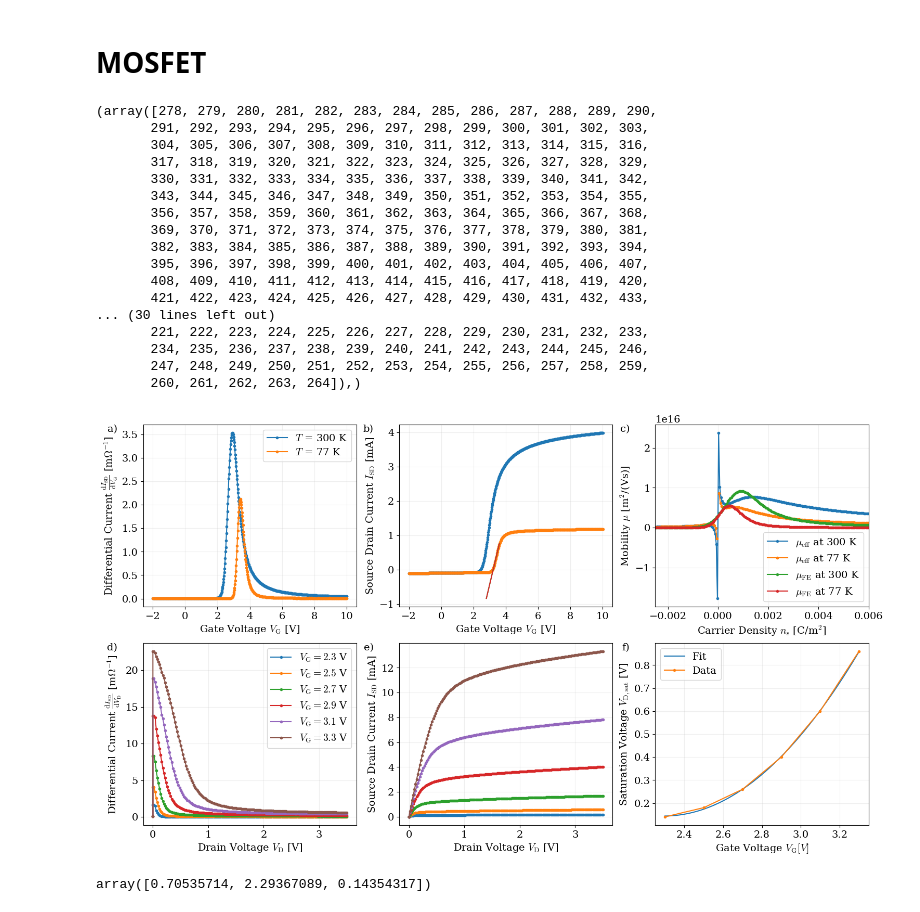
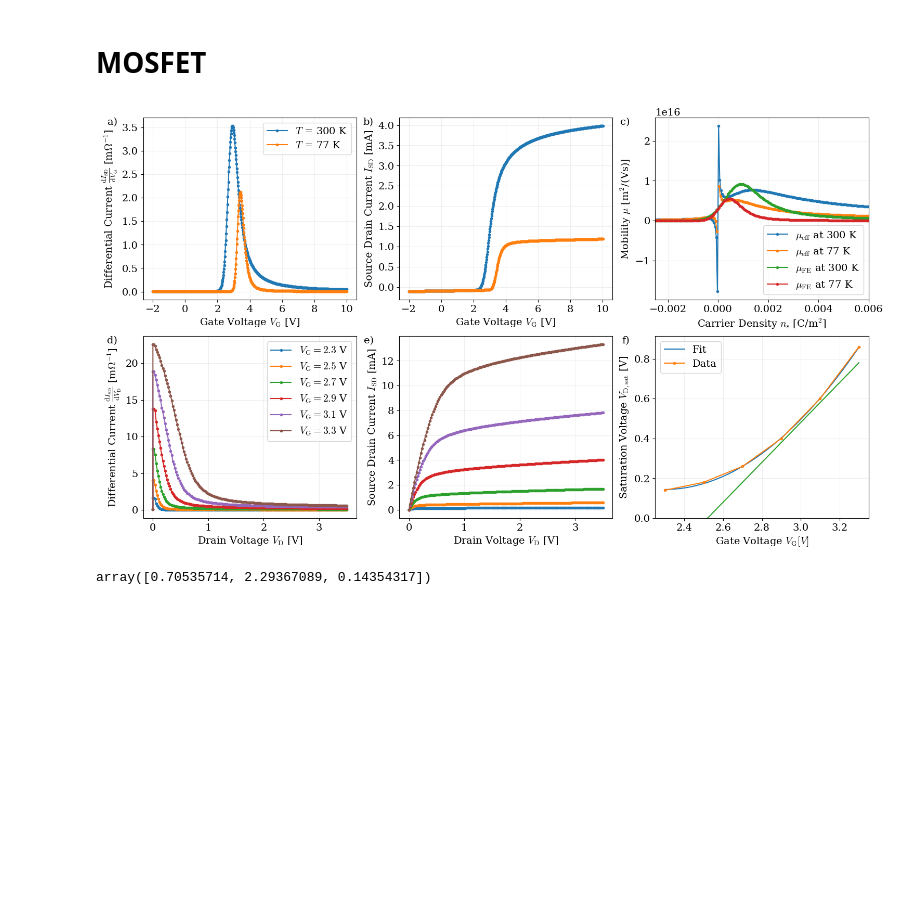
Before and after one commit to peakflyer/fprtum, a Jupyter notebook: MOSFET/eval.ipynb, the cells around one changed output. Saved outputs shown, nothing was run; the diff lists cells and outputs as text; code cells hidden in the pictures; blank space fills up the shorter version.

```diff
--- a/MOSFET/eval.ipynb
+++ b/MOSFET/eval.ipynb
@@ -212,55 +212,40 @@ ax5.set_xlabel("Drain Voltage $V_\mathrm{D}$ [V]")
 
 index23 = np.where(differential_23/max(differential_23) < 1/np.e ** 2)[0][1]
 index25 = np.where(differential_25/max(differential_25) < 1/np.e ** 2)[0][1]
 index27 = np.where(differential_27/max(differential_27) < 1/np.e ** 2)[0][1]
 index29 = np.where(differential_29/max(differential_29) < 1/np.e ** 2)[0][1]
 index31 = np.where(differential_31/max(differential_31) < 1/np.e ** 2)[0][1]
 index33 = np.where(differential_33/max(differential_33) < 1/np.e ** 2)[0][1]
 
 vsat = [vsd_23[index23], vsd_25[index25], vsd_27[index27], vsd_29[index29], vsd_31[index31], vsd_33[index33]]
 vg = [2.3, 2.5, 2.7, 2.9, 3.1, 3.3]
 
 def quadratic(x, a, b, c):
     return a * (x - b) ** 2 + c
 
 vg_linspace = np.linspace(min(vg), max(vg), 1000)
 ax6.plot(vg_linspace, quadratic(vg_linspace, *curve_fit(quadratic, vg, vsat)[0]), label="Fit")
 ax6.plot(vg, vsat, ".-", label="Data")
 ax6.set_ylabel("Saturation Voltage $V_\mathrm{D,sat}$ [V]")
 ax6.set_xlabel("Gate Voltage $V_\mathrm{G} [V]$")
 ax6.grid(alpha=0.2)
 ax6.legend()
 
+ax6.plot(vg_linspace, linear_model(vg_linspace, 1, -2.52))
+ax6.set_ylim(0)
 
 # To determine the threshold voltage
 x_linspace = np.linspace(2.8, 3.6, 100)
-print(np.where(integrate.cumtrapz(differential_77K, vg_77K, initial=0) >= 0.6))
-print(np.where(integrate.cumtrapz(differential_77K, vg_77K, initial=0) <= 0.1))
-ax2.plot(x_linspace, linear_model(x_linspace, *curve_fit(linear_model, vg_77K[264:278], integrate.cumtrapz(differential_77K, vg_77K, initial=0)[264:278])[0]))
-ax2.plot(x_linspace, linear_model(x_linspace, *curve_fit(linear_model, vg_77K[264:278], integrate.cumtrapz(differential_77K, vg_77K, initial=0)[264:278])[0]))
+# print(np.where(integrate.cumtrapz(differential_77K, vg_77K, initial=0) >= 0.6))
+# print(np.where(integrate.cumtrapz(differential_77K, vg_77K, initial=0) <= 0.1))
+# ax2.plot(x_linspace, linear_model(x_linspace, *curve_fit(linear_model, vg_77K[264:278], integrate.cumtrapz(differential_77K, vg_77K, initial=0)[264:278])[0]))
+# ax2.plot(x_linspace, linear_model(x_linspace, *curve_fit(linear_model, vg_77K[264:278], integrate.cumtrapz(differential_77K, vg_77K, initial=0)[264:278])[0]))
 
 # popt = curve_fit(linear_model, vg_77K[264:278], integrate.cumtrapz(differential_77K, vg_77K, initial=0)[264:278])[0]
 # print(-popt[1]/popt[0])
 plt.savefig('MOSFET.pdf', bbox_inches='tight')
 # %% [output]
-(array([278, 279, 280, 281, 282, 283, 284, 285, 286, 287, 288, 289, 290,
-       291, 292, 293, 294, 295, 296, 297, 298, 299, 300, 301, 302, 303,
-       304, 305, 306, 307, 308, 309, 310, 311, 312, 313, 314, 315, 316,
-       317, 318, 319, 320, 321, 322, 323, 324, 325, 326, 327, 328, 329,
-       330, 331, 332, 333, 334, 335, 336, 337, 338, 339, 340, 341, 342,
-       343, 344, 345, 346, 347, 348, 349, 350, 351, 352, 353, 354, 355,
-       356, 357, 358, 359, 360, 361, 362, 363, 364, 365, 366, 367, 368,
-       369, 370, 371, 372, 373, 374, 375, 376, 377, 378, 379, 380, 381,
-       382, 383, 384, 385, 386, 387, 388, 389, 390, 391, 392, 393, 394,
-       395, 396, 397, 398, 399, 400, 401, 402, 403, 404, 405, 406, 407,
-       408, 409, 410, 411, 412, 413, 414, 415, 416, 417, 418, 419, 420,
-       421, 422, 423, 424, 425, 426, 427, 428, 429, 430, 431, 432, 433,
-... (30 lines left out)
-       221, 222, 223, 224, 225, 226, 227, 228, 229, 230, 231, 232, 233,
-       234, 235, 236, 237, 238, 239, 240, 241, 242, 243, 244, 245, 246,
-       247, 248, 249, 250, 251, 252, 253, 254, 255, 256, 257, 258, 259,
-       260, 261, 262, 263, 264]),)
-[figure, old version]
+[figure, new version]
 # %%
 curve_fit(quadratic, vg, vsat)[0]
 # %% [output]
```
Also changed, not shown: 1 other file.
